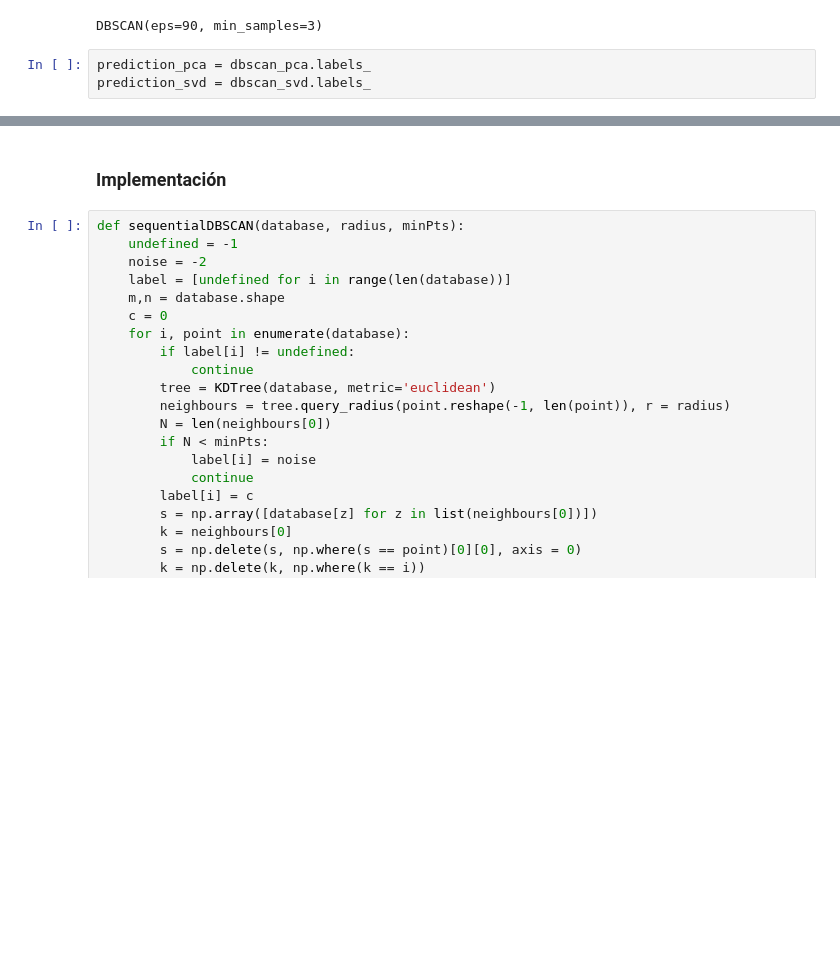
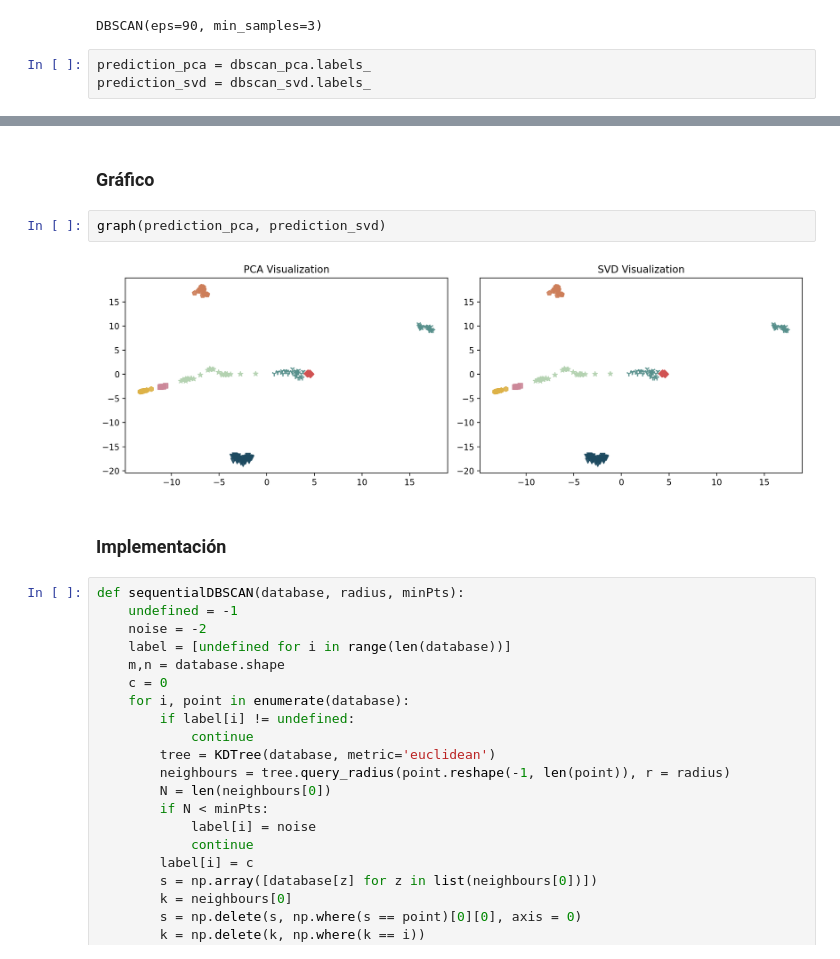
Before and after one commit to Andres20-Utec/Proyecto-3, a Jupyter notebook: proyecto3.ipynb, the cells around one changed output, grey strips where cells are left out. Saved outputs shown, nothing was run; the diff lists cells and outputs as text; blank space fills up the shorter version.

```diff
--- a/proyecto3.ipynb
+++ b/proyecto3.ipynb
@@ -255,3 +283,9 @@ SVD
+# %% [markdown]
+### Gráfico
+# %%
+graph(prediction_pca, prediction_svd)
+# %% [output]
+[figure, added]
 # %% [markdown]
 ### Implementación
 # %%
```
Also changed, not shown: parts of 14 cells of this notebook.
